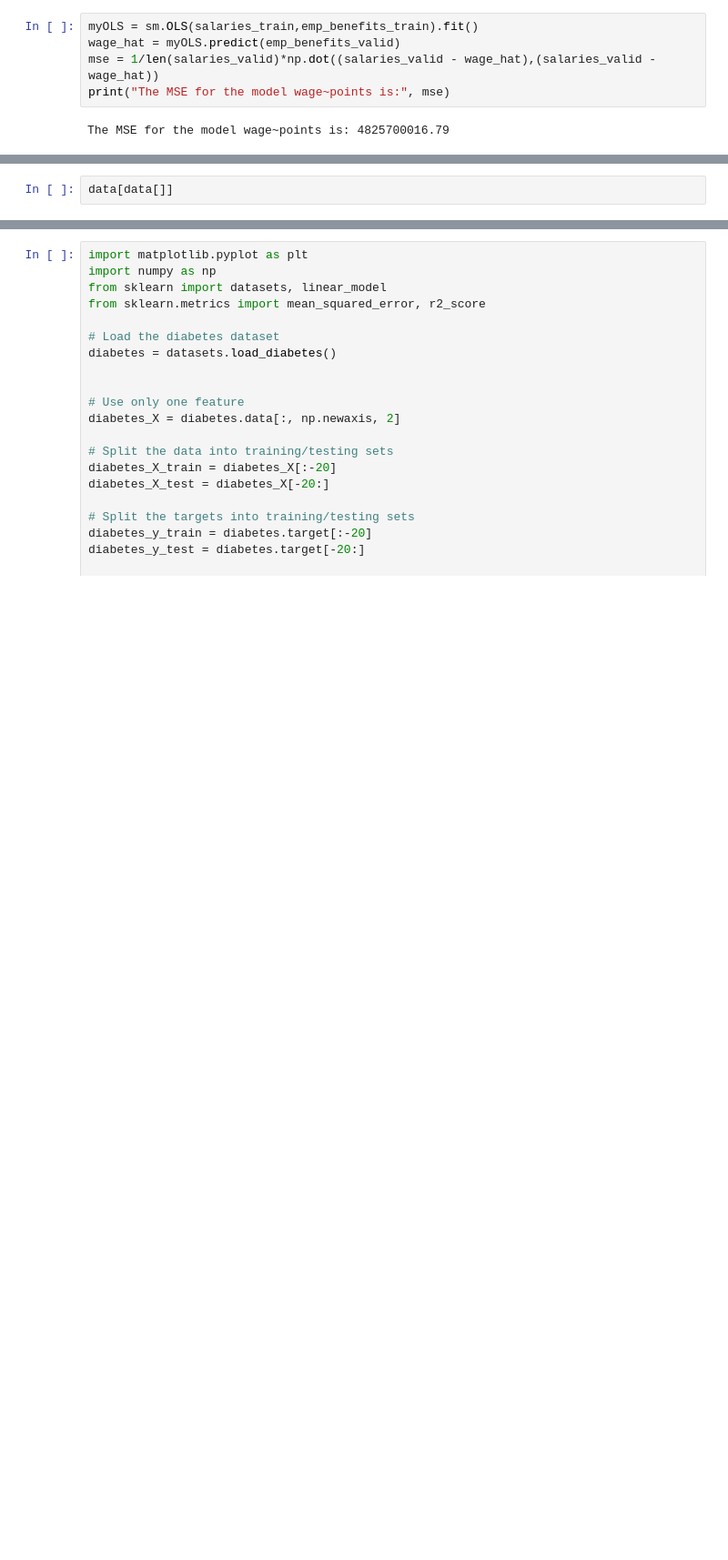
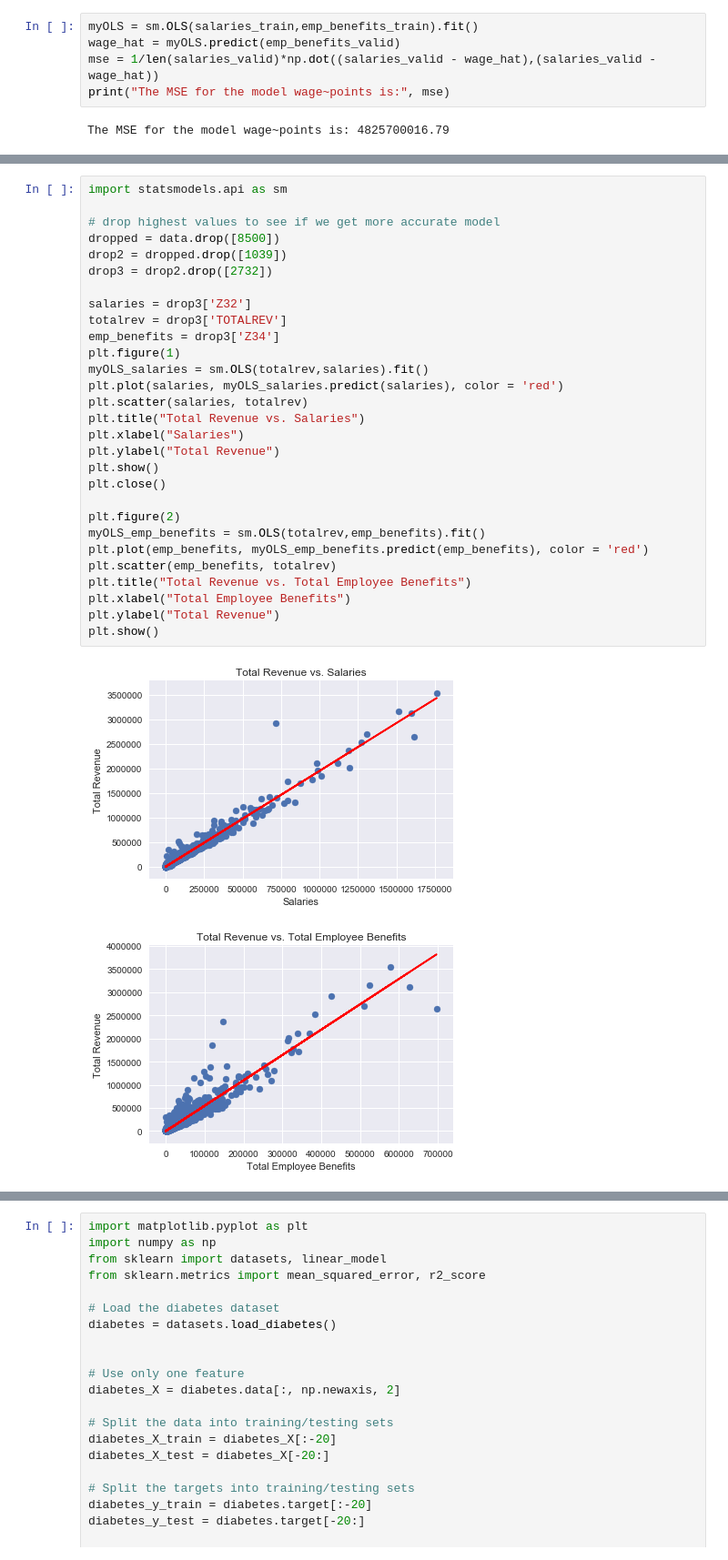
Before and after one commit to jpbesgen/decal_proj1, a Jupyter notebook: code.ipynb, the cells around one changed output, grey strips where cells are left out. Shown at 91% size. Saved outputs shown, nothing was run; the diff lists cells and outputs as text; blank space fills up the shorter version.

```diff
--- a/code.ipynb
+++ b/code.ipynb
@@ -309,5 +309,35 @@ OLS Regression Results
 | Prob(Omnibus): | 0.000 | Jarque-Bera (JB): | 303045838.522 |
 | Skew: | -5.628 | Prob(JB): | 0.00 |
 | Kurtosis: | 714.191 | Cond. No. | 1.00 |
-# %%
-data[data[]]
+# %%
+import statsmodels.api as sm
+
+# drop highest values to see if we get more accurate model
+dropped = data.drop([8500])
+drop2 = dropped.drop([1039])
+drop3 = drop2.drop([2732])
+
+salaries = drop3['Z32']
+totalrev = drop3['TOTALREV']
+emp_benefits = drop3['Z34']
+plt.figure(1)
+myOLS_salaries = sm.OLS(totalrev,salaries).fit()
+plt.plot(salaries, myOLS_salaries.predict(salaries), color = 'red')
+plt.scatter(salaries, totalrev)
+plt.title("Total Revenue vs. Salaries")
+plt.xlabel("Salaries")
+plt.ylabel("Total Revenue")
+plt.show()
+plt.close()
+
+plt.figure(2)
+myOLS_emp_benefits = sm.OLS(totalrev,emp_benefits).fit()
+plt.plot(emp_benefits, myOLS_emp_benefits.predict(emp_benefits), color = 'red')
+plt.scatter(emp_benefits, totalrev)
+plt.title("Total Revenue vs. Total Employee Benefits")
+plt.xlabel("Total Employee Benefits")
+plt.ylabel("Total Revenue")
+plt.show()
+# %% [output]
+[figure, added]
+[figure, added]
```
Also changed, not shown: parts of 8 cells of this notebook.
